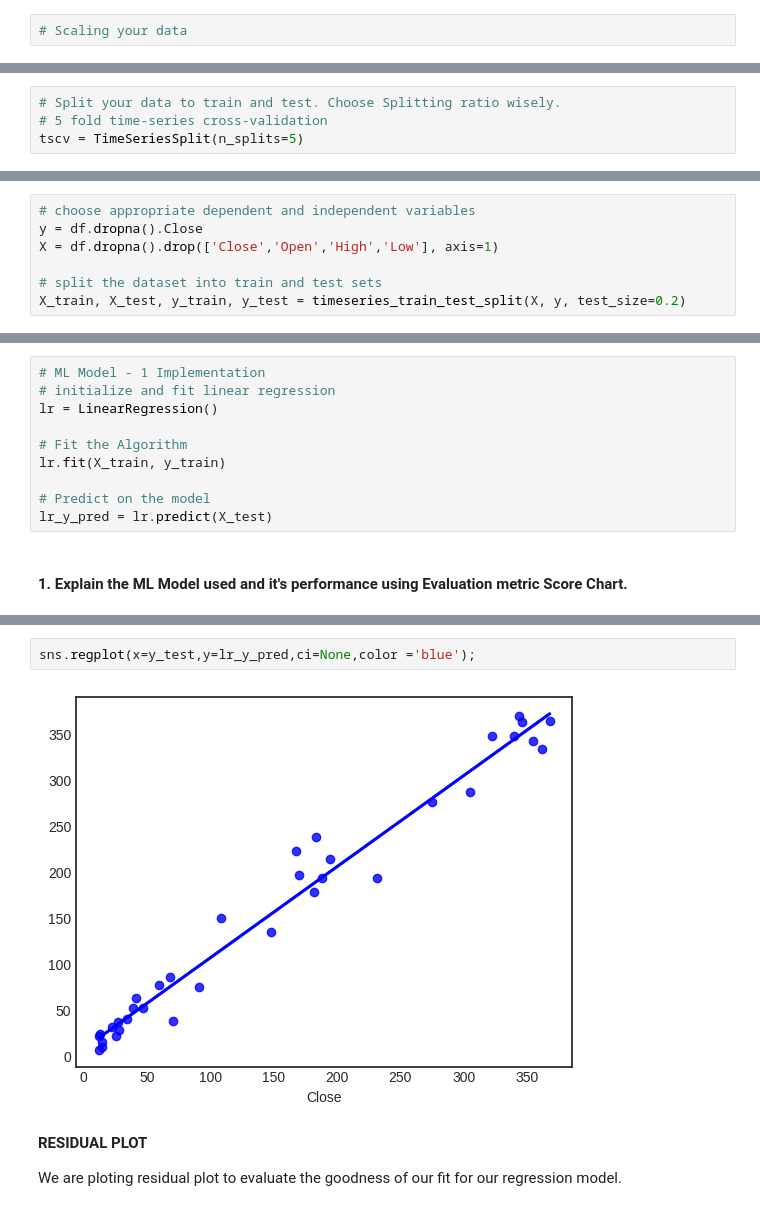
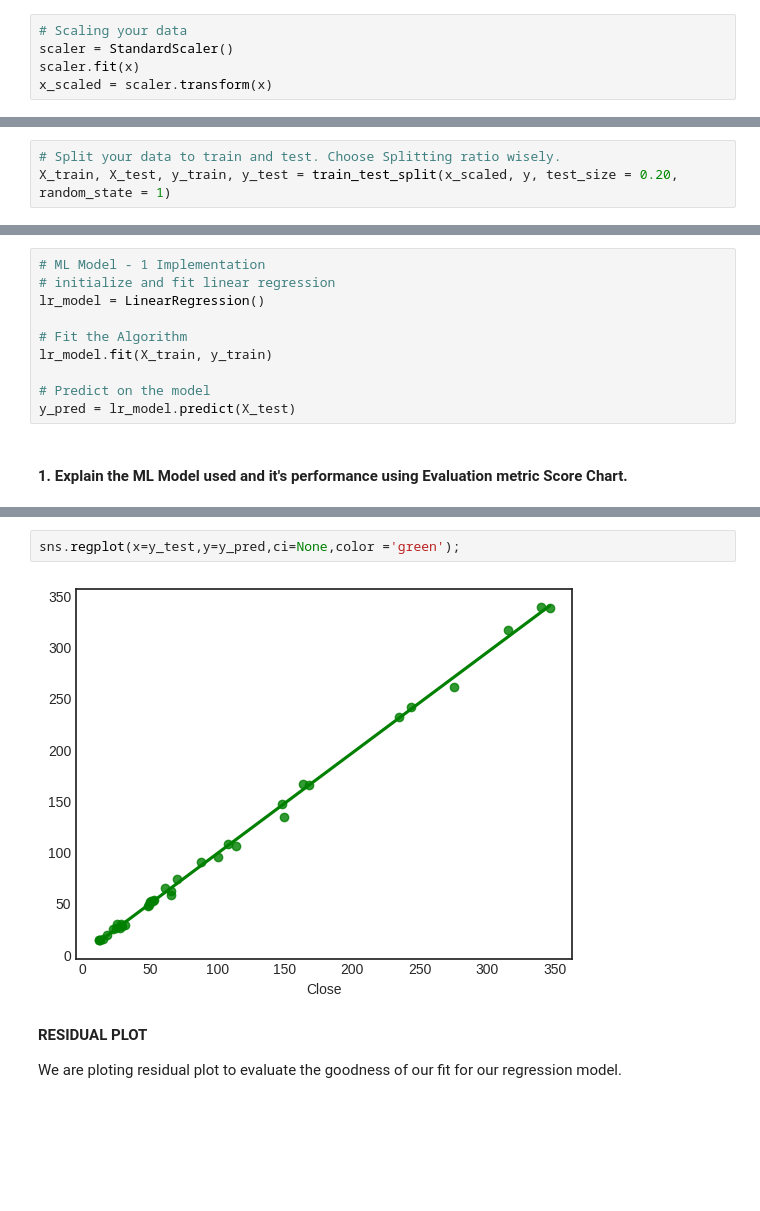
Before and after one commit to saidul-mondal-au7/Yes_Bank_Stock_Closing_Price_Prediction, a Jupyter notebook: Yes_Bank_Stock_Closing_Price_Prediction.ipynb, the cells around one changed output, grey strips where cells are left out. Cells and saved outputs as stored; diff of their text form; blank space fills up the shorter version.

```diff
--- a/Yes_Bank_Stock_Closing_Price_Prediction.ipynb
+++ b/Yes_Bank_Stock_Closing_Price_Prediction.ipynb
@@ -796,6 +808,9 @@ Answer Here.
 ### 6. Data Scaling
 # %%
 # Scaling your data
+scaler = StandardScaler()
+scaler.fit(x)
+x_scaled = scaler.transform(x)
 # %% [markdown]
 ##### Which method have you used to scale you data and why?
 # %% [markdown]
@@ -814,5 +829,4 @@ Answer Here.
 ### 8. Data Splitting
 # %%
 # Split your data to train and test. Choose Splitting ratio wisely.
-# 5 fold time-series cross-validation
-tscv = TimeSeriesSplit(n_splits=5)
+X_train, X_test, y_train, y_test = train_test_split(x_scaled, y, test_size = 0.20, random_state = 1)
@@ -835,7 +832,0 @@ def timeseries_train_test_split(X, y, test_size):
-# %%
-# choose appropriate dependent and independent variables
-y = df.dropna().Close
-X = df.dropna().drop(['Close','Open','High','Low'], axis=1)
-
-# split the dataset into train and test sets
-X_train, X_test, y_train, y_test = timeseries_train_test_split(X, y, test_size=0.2)
@@ -862,12 +867,12 @@ Answer Here.
 # %%
 # ML Model - 1 Implementation
 # initialize and fit linear regression
-lr = LinearRegression()
+lr_model = LinearRegression()
 
 # Fit the Algorithm
-lr.fit(X_train, y_train)
+lr_model.fit(X_train, y_train)
 
 # Predict on the model
-lr_y_pred = lr.predict(X_test)
+y_pred = lr_model.predict(X_test)
 # %% [markdown]
 #### 1. Explain the ML Model used and it's performance using Evaluation metric Score Chart.
@@ -903,7 +917,7 @@ mean absolute percentage error: 0.19
 # %%
-sns.regplot(x=y_test,y=lr_y_pred,ci=None,color ='blue');
+sns.regplot(x=y_test,y=y_pred,ci=None,color ='green');
 # %% [output]
-[figure, old version]
+[figure, new version]
 # %% [markdown]
 **RESIDUAL PLOT**
 
```
Also changed, not shown: parts of 29 cells of this notebook.
